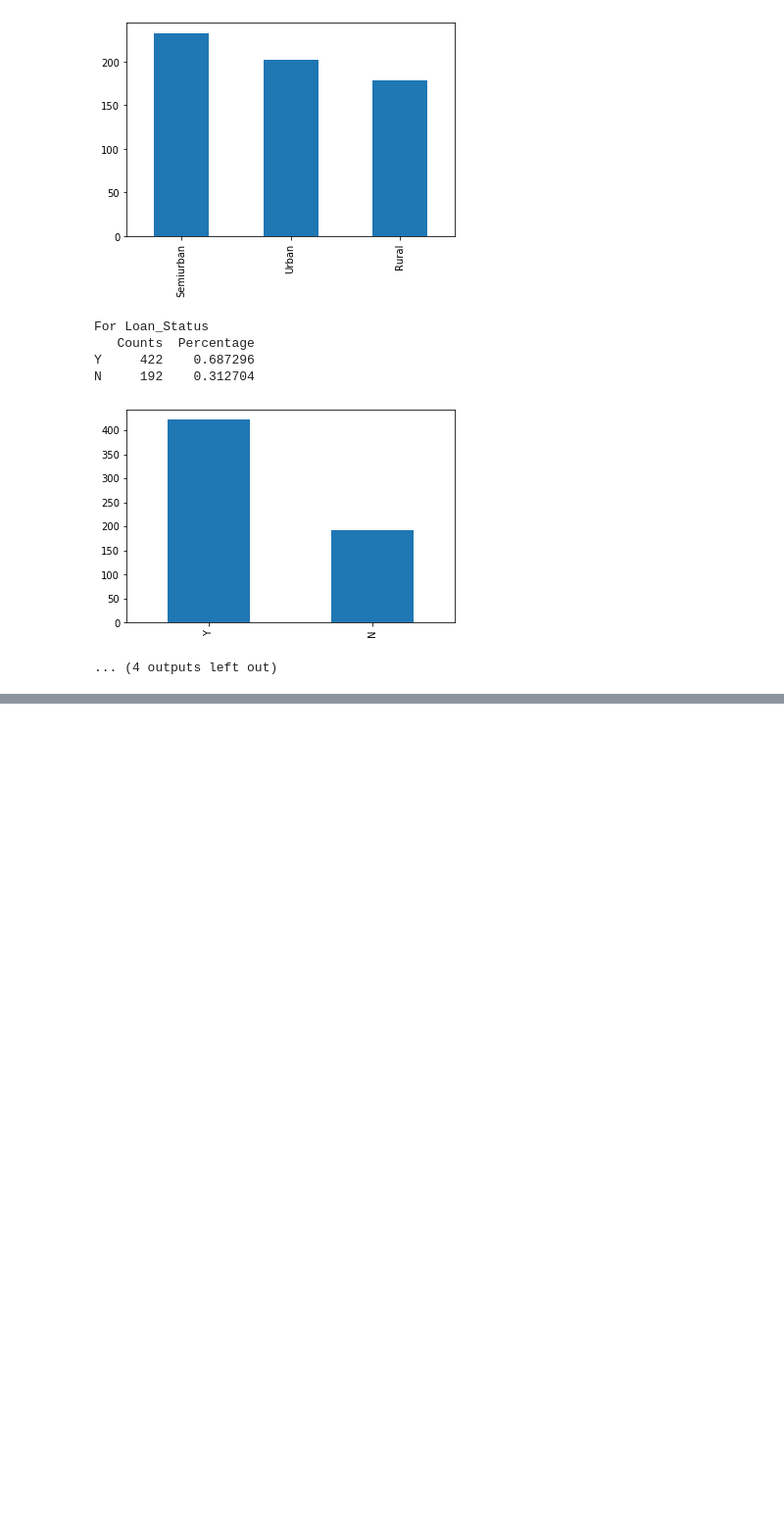
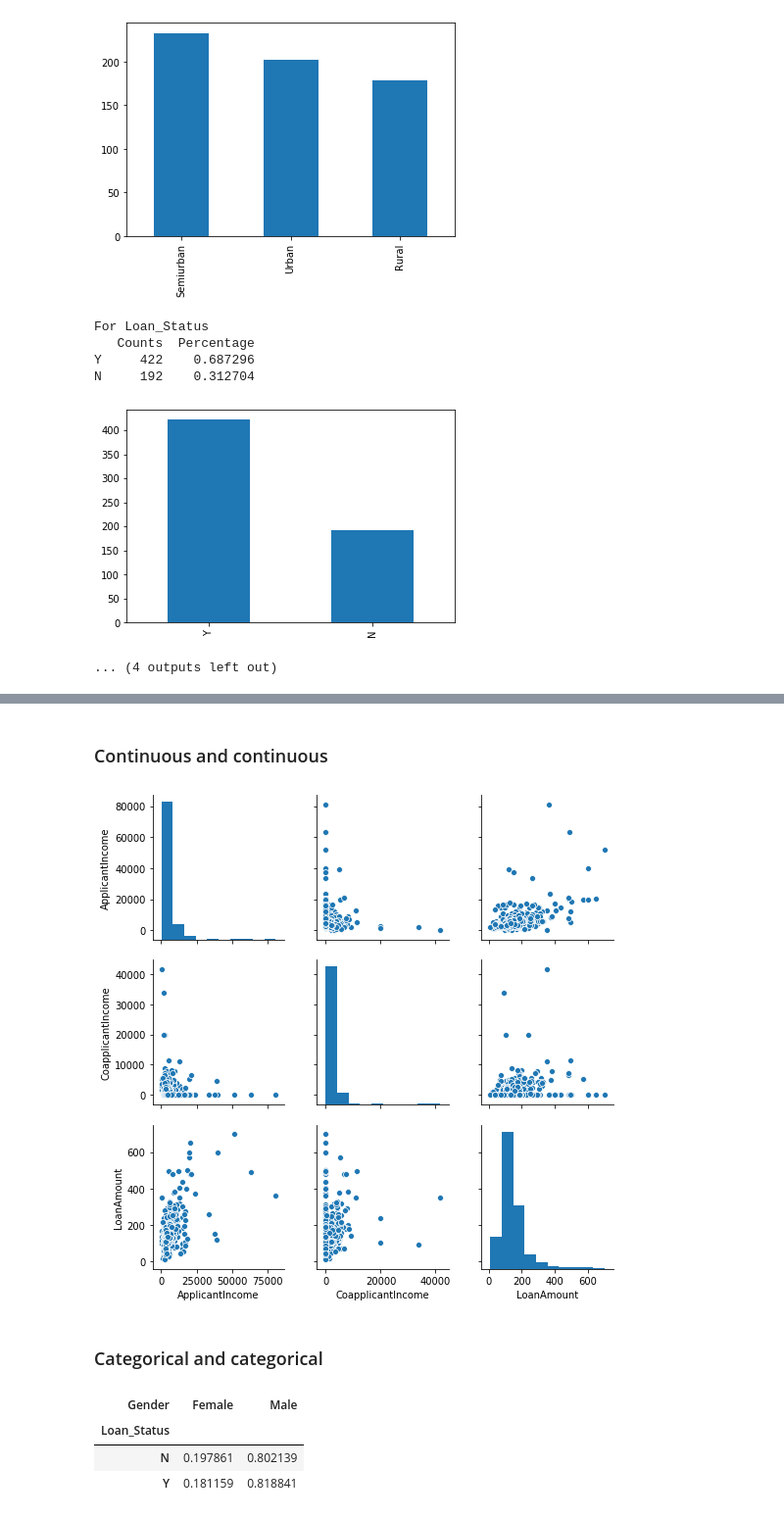
Before and after one commit to ibacaraujo/learning-path-data-scientist, a Jupyter notebook: loan_prediction.ipynb, the cells around one changed output, grey strips where cells are left out. Shown: that part at 98% size. Saved outputs shown, nothing was run; the diff lists cells and outputs as text; code cells hidden in the pictures; blank space fills up the shorter version.

```diff
--- a/loan_prediction.ipynb
+++ b/loan_prediction.ipynb
@@ -207,0 +233,8 @@ N     192    0.312704
+# %% [markdown]
+### Continuous and continuous
+# %%
+sns.pairplot(train[continuous_variables]);
+# %% [output]
+[figure, added]
+# %% [markdown]
+### Categorical and categorical
@@ -207,0 +249,10 @@ N     192    0.312704
+# %%
+gender_table = pd.crosstab(index=train['Loan_Status'],
+                           columns=train['Gender'],
+                           normalize="index")
+gender_table
+# %% [output]
+| Gender | Female | Male |
+| Loan_Status |  |  |
+| N | 0.197861 | 0.802139 |
+| Y | 0.181159 | 0.818841 |
```
Also changed, not shown: parts of 21 cells of this notebook.
